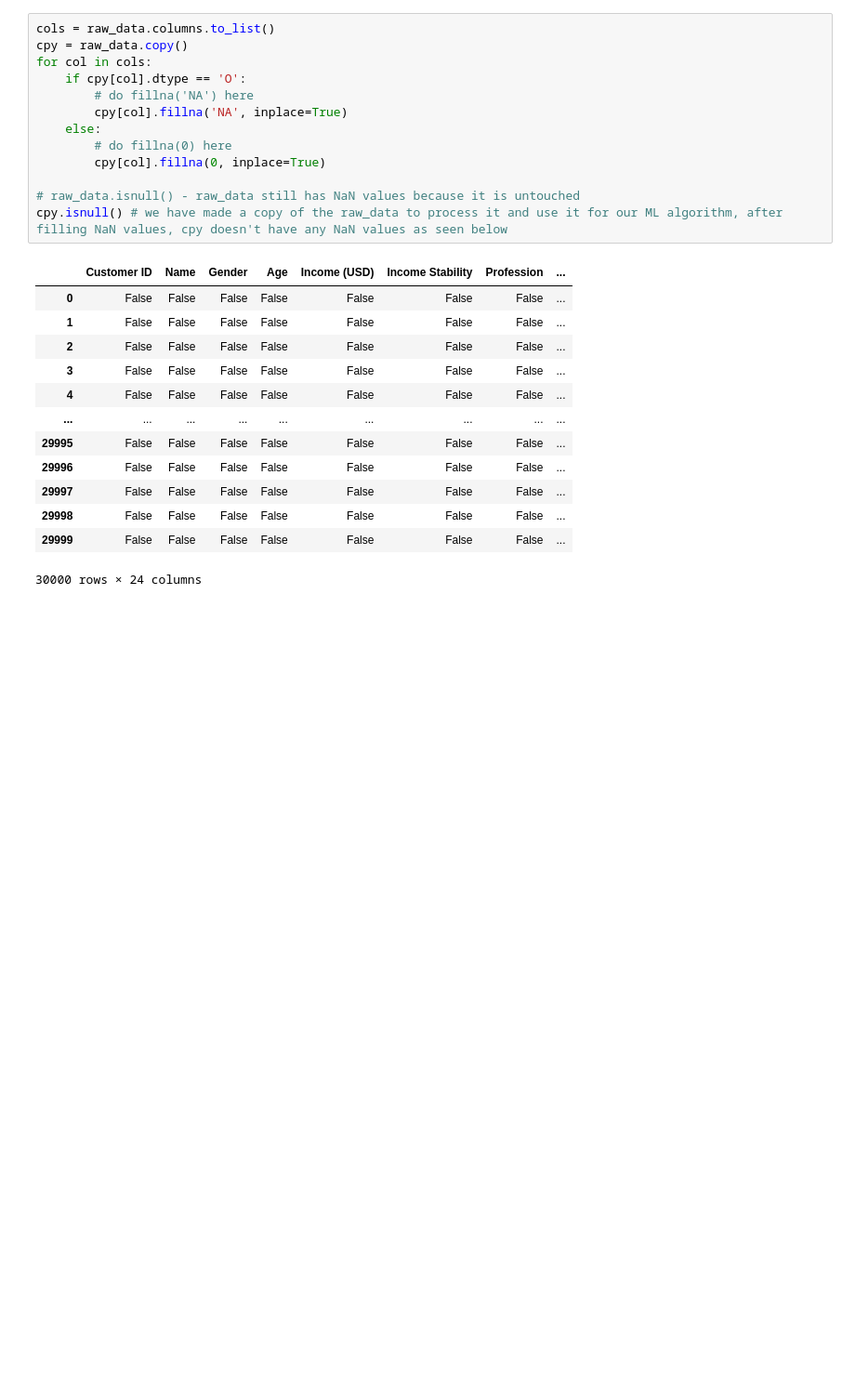
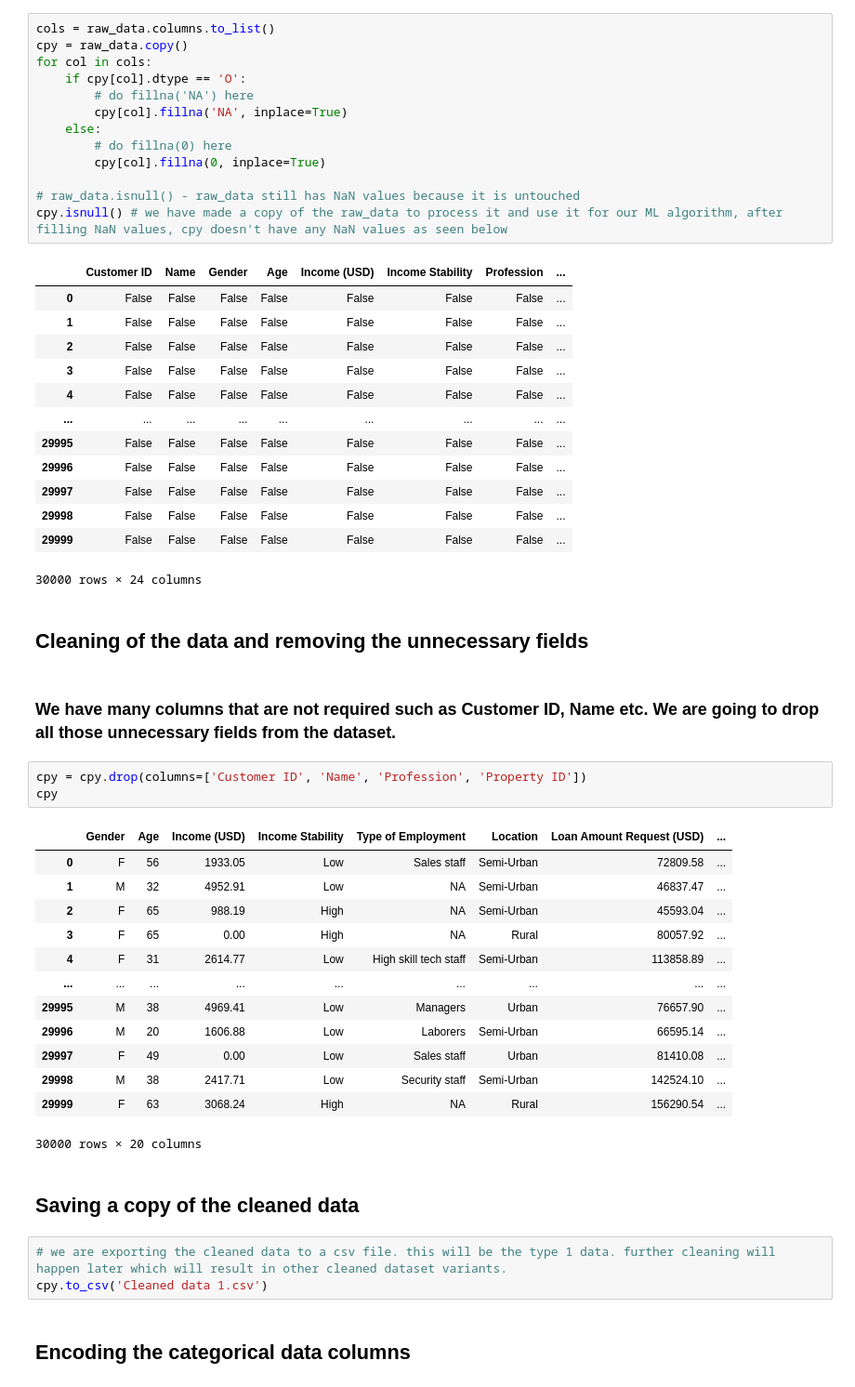
Before and after one commit to Karthikb777/ML-internship, a Jupyter notebook: dataExploration.ipynb, the cells around one changed output. Shown at 93% size. Drawn from its saved outputs; the diff is of its cells as text; blank space fills up the shorter version.

Commit message:
cleaned all the data and saved the cleaned file.

```diff
--- a/dataExploration.ipynb
+++ b/dataExploration.ipynb
@@ -185,3 +175,31 @@ cpy.isnull() # we have made a copy of the raw_data to process it and use it for
 | 29998 | False | False | False | False | False | False | False | ... |
 | 29999 | False | False | False | False | False | False | False | ... |
 30000 rows × 24 columns
+# %% [markdown]
+## Cleaning of the data and removing the unnecessary fields
+# %% [markdown]
+### We have many columns that are not required such as Customer ID, Name etc. We are going to drop all those unnecessary fields from the dataset.
+# %%
+cpy = cpy.drop(columns=['Customer ID', 'Name', 'Profession', 'Property ID'])
+cpy
+# %% [output]
+|  | Gender | Age | Income (USD) | Income Stability | Type of Employment | Location | Loan Amount Request (USD) | ... |
+| 0 | F | 56 | 1933.05 | Low | Sales staff | Semi-Urban | 72809.58 | ... |
+| 1 | M | 32 | 4952.91 | Low | NA | Semi-Urban | 46837.47 | ... |
+| 2 | F | 65 | 988.19 | High | NA | Semi-Urban | 45593.04 | ... |
+| 3 | F | 65 | 0.00 | High | NA | Rural | 80057.92 | ... |
+| 4 | F | 31 | 2614.77 | Low | High skill tech staff | Semi-Urban | 113858.89 | ... |
+| ... | ... | ... | ... | ... | ... | ... | ... | ... |
+| 29995 | M | 38 | 4969.41 | Low | Managers | Urban | 76657.90 | ... |
+| 29996 | M | 20 | 1606.88 | Low | Laborers | Semi-Urban | 66595.14 | ... |
+| 29997 | F | 49 | 0.00 | Low | Sales staff | Urban | 81410.08 | ... |
+| 29998 | M | 38 | 2417.71 | Low | Security staff | Semi-Urban | 142524.10 | ... |
+| 29999 | F | 63 | 3068.24 | High | NA | Rural | 156290.54 | ... |
+30000 rows × 20 columns
+# %% [markdown]
+## Saving a copy of the cleaned data
+# %%
+# we are exporting the cleaned data to a csv file. this will be the type 1 data. further cleaning will happen later which will result in other cleaned dataset variants.
+cpy.to_csv('Cleaned data 1.csv')
+# %% [markdown]
+## Encoding the categorical data columns
```
Also changed, not shown: parts of 2 cells of this notebook, 1 other file.
